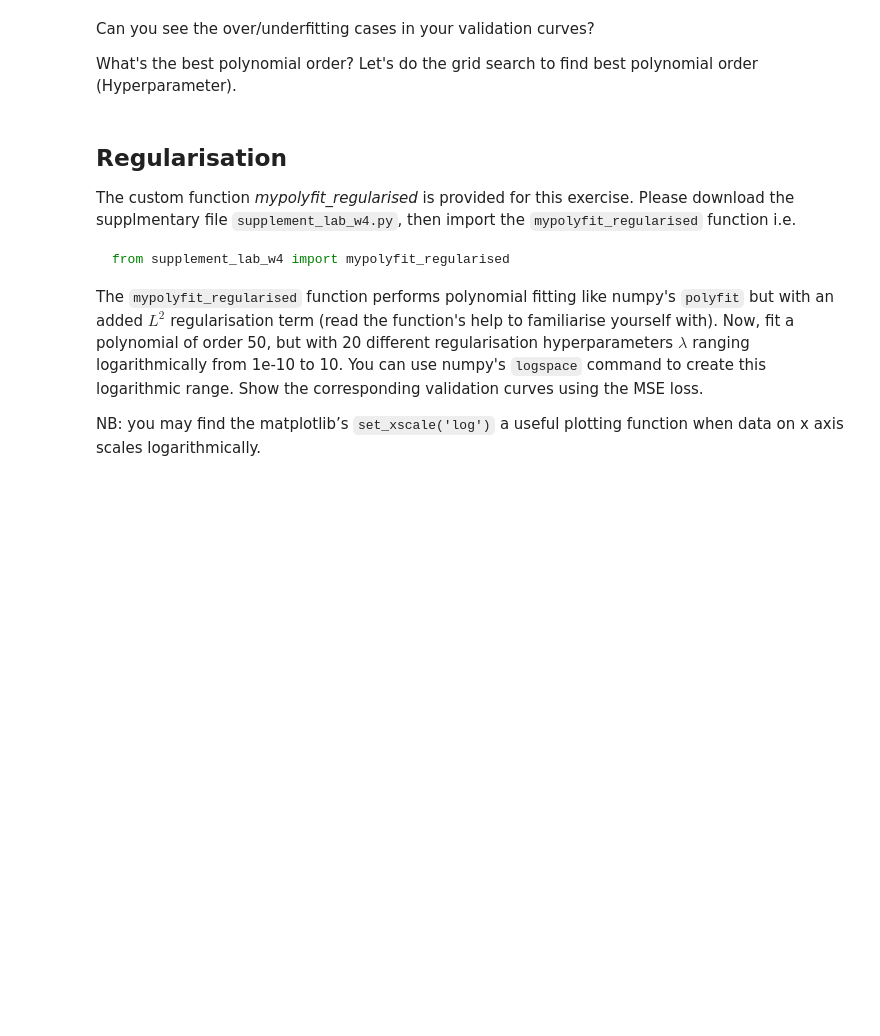
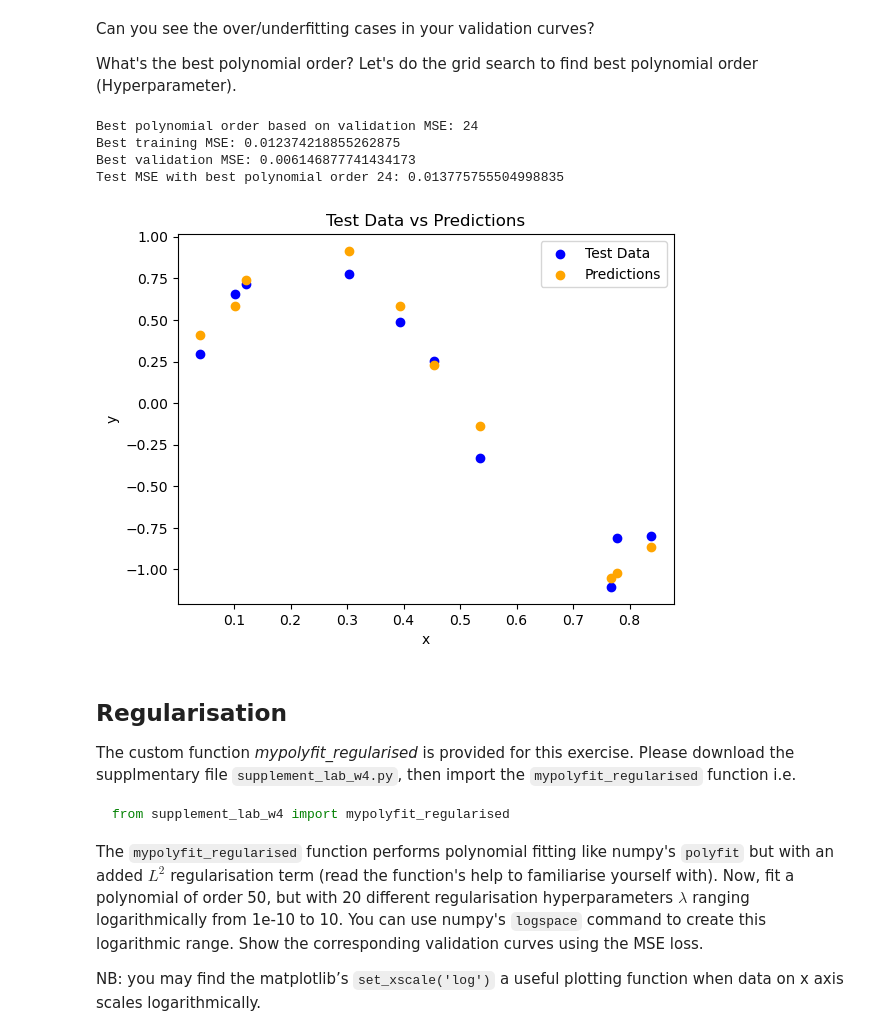
Before and after one commit to Hongze200532/Data-Science, a Jupyter notebook: Data Science_Week2/w2-lab1(1).ipynb, the cells around one changed output. Cells and saved outputs as stored; diff of their text form; code cells hidden in the pictures; blank space fills up the shorter version.

````diff
--- a/Data Science_Week2/w2-lab1(1).ipynb
+++ b/Data Science_Week2/w2-lab1(1).ipynb
@@ -38,6 +85,30 @@
 Can you see the over/underfitting cases in your validation curves?
 
 What's the best polynomial order? Let's do the grid search to find best polynomial order (Hyperparameter).
+# %%
+best_order = np.argmin(val_MSE)
+print(f"Best polynomial order based on validation MSE: {best_order}")
+print(f"Best training MSE: {train_MSE[best_order]}")
+print(f"Best validation MSE: {val_MSE[best_order]}")
+
+best_coeffs = np.polyfit(x_train, y_train, int(best_order))
+y_test_pred = np.polyval(best_coeffs, x_test)
+test_MSE = mean_squared_error(y_test, y_test_pred)
+print(f"Test MSE with best polynomial order {best_order}: {test_MSE}")
+
+plt.scatter(x_test, y_test, label='Test Data', color='blue')
+plt.scatter(x_test, y_test_pred, label='Predictions', color='orange')
+plt.xlabel('x')
+plt.ylabel('y')
+plt.title('Test Data vs Predictions')
+plt.legend()
+plt.show()
+# %% [output]
+Best polynomial order based on validation MSE: 24
+Best training MSE: 0.012374218855262875
+Best validation MSE: 0.006146877741434173
+Test MSE with best polynomial order 24: 0.013775755504998835
+[figure, added]
 # %% [markdown]
 ## Regularisation
 The custom function _mypolyfit_regularised_ is provided for this exercise. Please download the supplmentary file ```supplement_lab_w4.py```, then import the ```mypolyfit_regularised``` function i.e.
````
Also changed, not shown: parts of 5 cells of this notebook.
